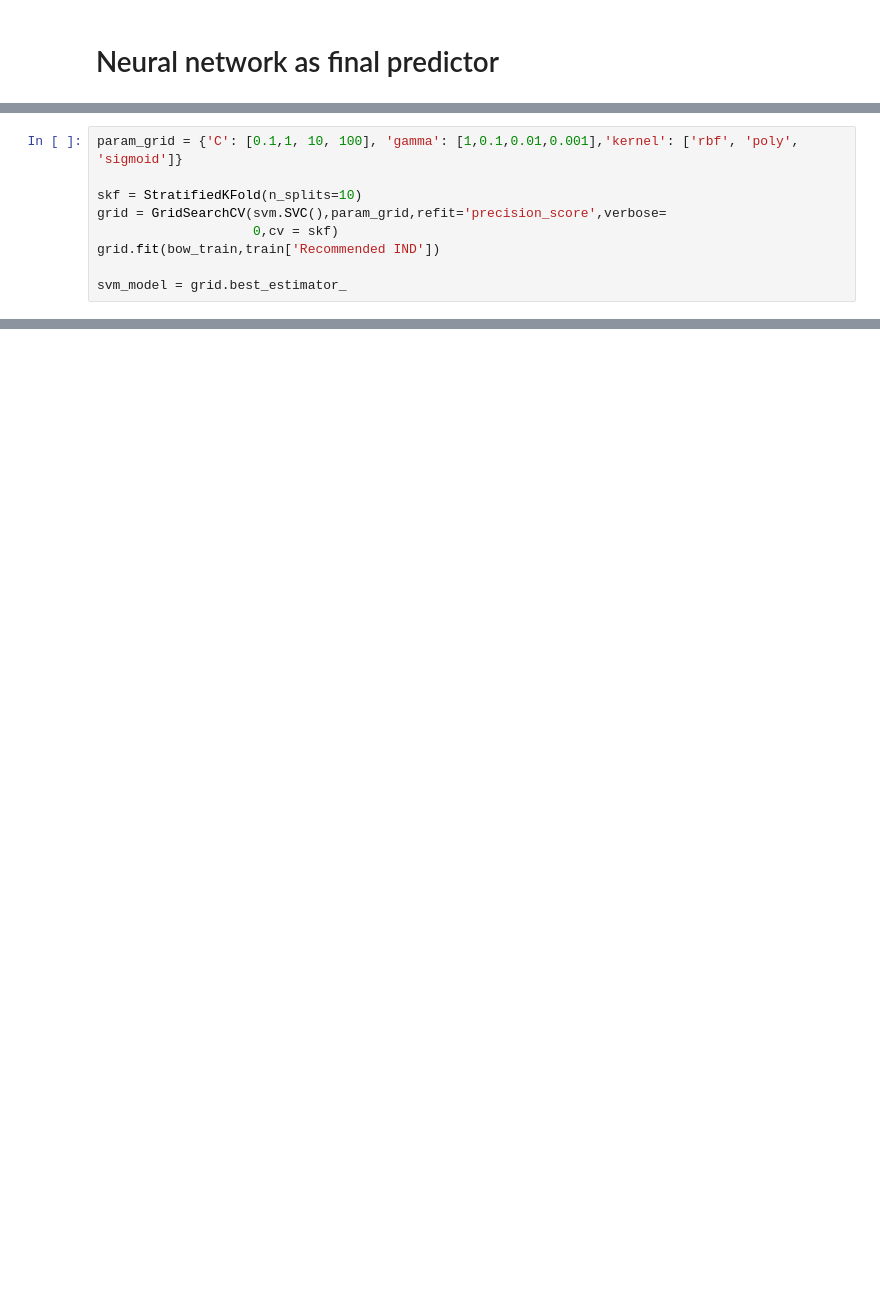
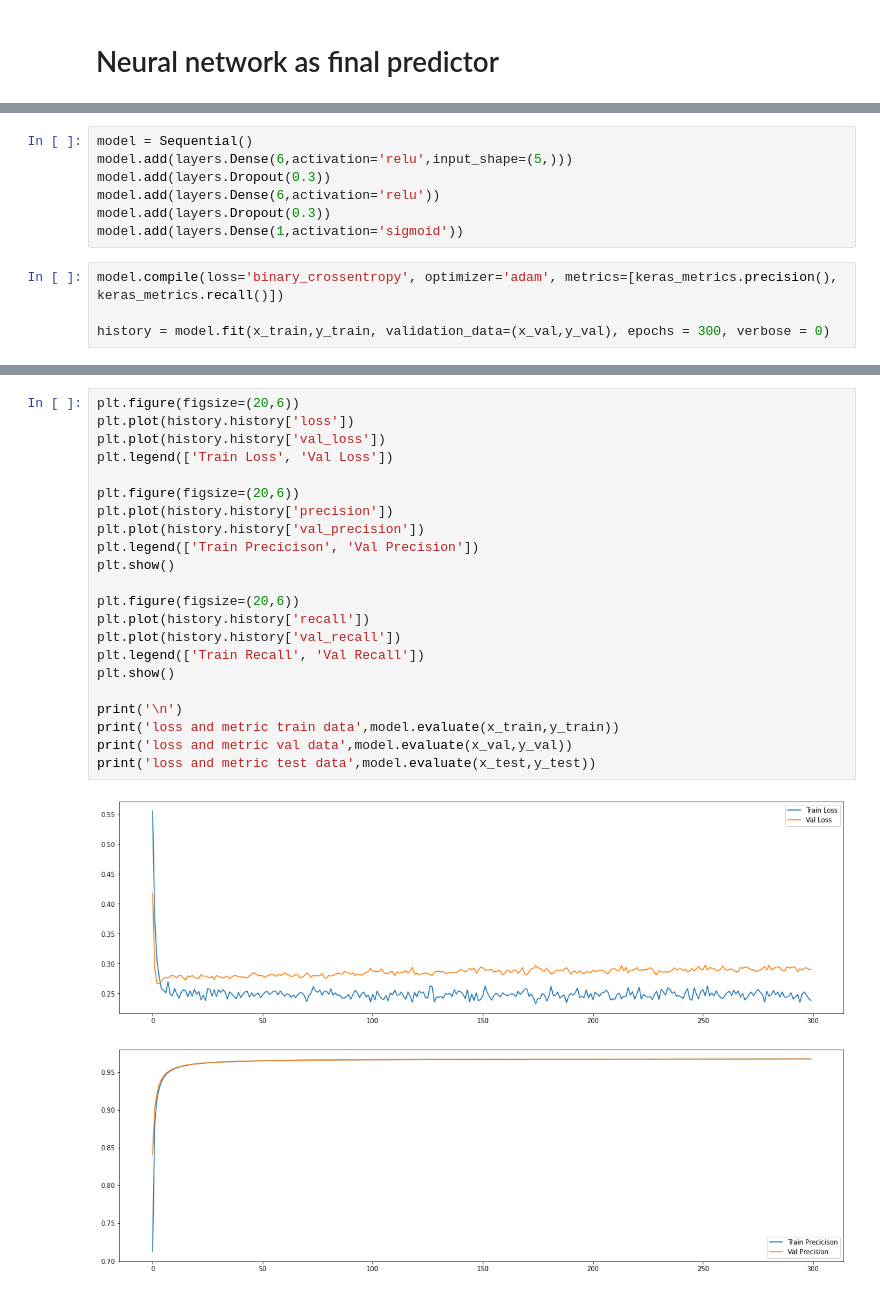
Before and after one commit to rtegao/Womens-Clothing-E-Commerce-Reviews, a Jupyter notebook: BagOfWords/unbalancedLearning.ipynb, the cells around one changed output, grey strips where cells are left out. Cells and saved outputs as stored; diff of their text form; blank space fills up the shorter version.

```diff
--- a/BagOfWords/unbalancedLearning.ipynb
+++ b/BagOfWords/unbalancedLearning.ipynb
@@ -437,9 +449,0 @@ bow_test = model_list[1]['bow_model'].transform(test_review['Review Text'])
-# %%
-param_grid = {'C': [0.1,1, 10, 100], 'gamma': [1,0.1,0.01,0.001],'kernel': ['rbf', 'poly', 'sigmoid']}
-
-skf = StratifiedKFold(n_splits=10)
-grid = GridSearchCV(svm.SVC(),param_grid,refit='precision_score',verbose=
-                    0,cv = skf)
-grid.fit(bow_train,train['Recommended IND'])
-
-svm_model = grid.best_estimator_
@@ -456,0 +500,11 @@ F1_score: 90.1563% ; Precision: 97.4479%
+# %%
+model = Sequential()
+model.add(layers.Dense(6,activation='relu',input_shape=(5,)))
+model.add(layers.Dropout(0.3))
+model.add(layers.Dense(6,activation='relu'))
+model.add(layers.Dropout(0.3))
+model.add(layers.Dense(1,activation='sigmoid'))
+# %%
+model.compile(loss='binary_crossentropy', optimizer='adam', metrics=[keras_metrics.precision(), keras_metrics.recall()])
+
+history = model.fit(x_train,y_train, validation_data=(x_val,y_val), epochs = 300, verbose = 0)
@@ -456,0 +516,25 @@ F1_score: 90.1563% ; Precision: 97.4479%
+# %%
+plt.figure(figsize=(20,6))
+plt.plot(history.history['loss'])
+plt.plot(history.history['val_loss'])
+plt.legend(['Train Loss', 'Val Loss'])
+
+plt.figure(figsize=(20,6))
+plt.plot(history.history['precision'])
+plt.plot(history.history['val_precision'])
+plt.legend(['Train Precicison', 'Val Precision'])
+plt.show()
+
+plt.figure(figsize=(20,6))
+plt.plot(history.history['recall'])
+plt.plot(history.history['val_recall'])
+plt.legend(['Train Recall', 'Val Recall'])
+plt.show()
+
+print('\n')
+print('loss and metric train data',model.evaluate(x_train,y_train))
+print('loss and metric val data',model.evaluate(x_val,y_val))
+print('loss and metric test data',model.evaluate(x_test,y_test))
+# %% [output]
+[figure, added]
+[figure, added]
```
Also changed, not shown: parts of 24 cells of this notebook.
